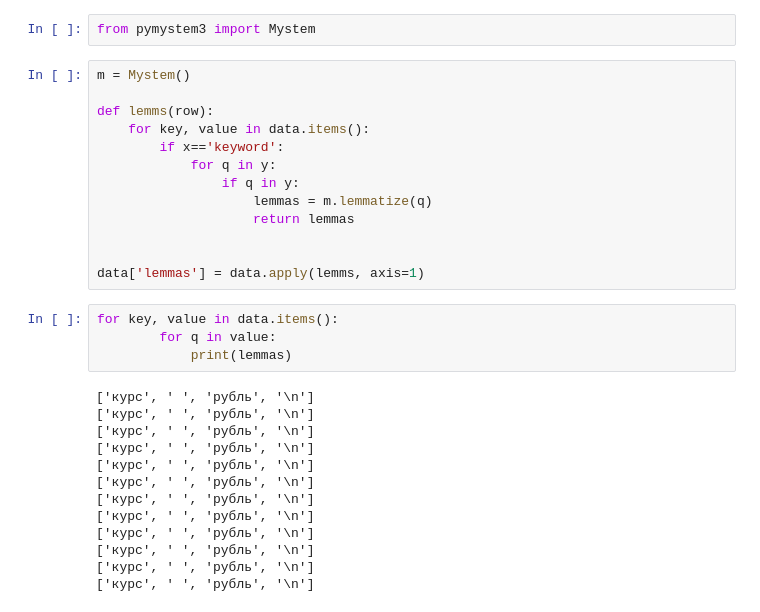
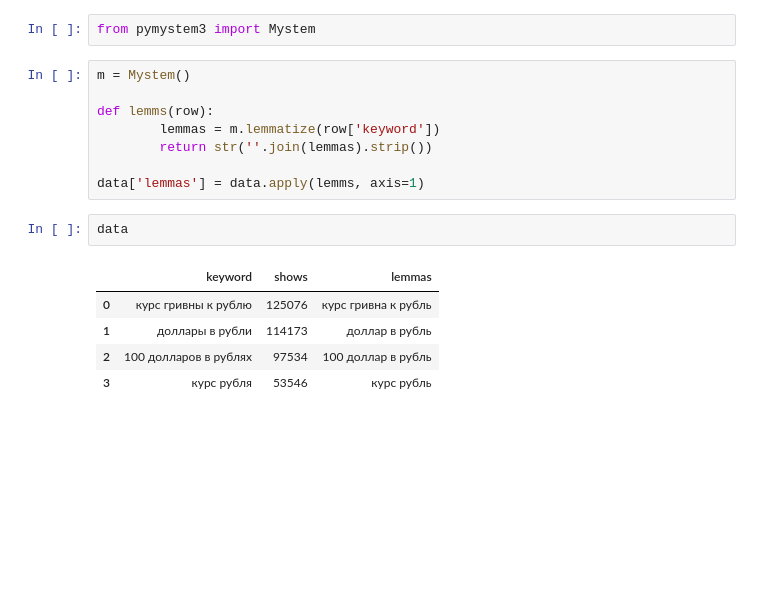
Before and after one commit to fender0137/netology_pyda, a Jupyter notebook: pyda-1.12-hw-homework_12.ipynb, the cells around one changed output. Cells and saved outputs as stored; diff of their text form; blank space fills up the shorter version.

```diff
--- a/pyda-1.12-hw-homework_12.ipynb
+++ b/pyda-1.12-hw-homework_12.ipynb
@@ -100,29 +100,15 @@ from pymystem3 import Mystem
 m = Mystem()
 
 def lemms(row):
-    for key, value in data.items():
-        if x=='keyword':
-            for q in y:
-                if q in y:
-                    lemmas = m.lemmatize(q)
-                    return lemmas
-
+        lemmas = m.lemmatize(row['keyword'])
+        return str(''.join(lemmas).strip())
 
 data['lemmas'] = data.apply(lemms, axis=1)
-# %%
-for key, value in data.items():
-        for q in value:
-            print(lemmas)
-# %% [output]
-['курс', ' ', 'рубль', '\n']
-['курс', ' ', 'рубль', '\n']
-['курс', ' ', 'рубль', '\n']
-['курс', ' ', 'рубль', '\n']
-['курс', ' ', 'рубль', '\n']
-['курс', ' ', 'рубль', '\n']
-['курс', ' ', 'рубль', '\n']
-['курс', ' ', 'рубль', '\n']
-['курс', ' ', 'рубль', '\n']
-['курс', ' ', 'рубль', '\n']
-['курс', ' ', 'рубль', '\n']
-['курс', ' ', 'рубль', '\n']
+# %%
+data
+# %% [output]
+|  | keyword | shows | lemmas |
+| 0 | курс гривны к рублю | 125076 | курс гривна к рубль |
+| 1 | доллары в рубли | 114173 | доллар в рубль |
+| 2 | 100 долларов в рублях | 97534 | 100 доллар в рубль |
+| 3 | курс рубля | 53546 | курс рубль |
```
Also changed, not shown: parts of 1 cell of this notebook.
